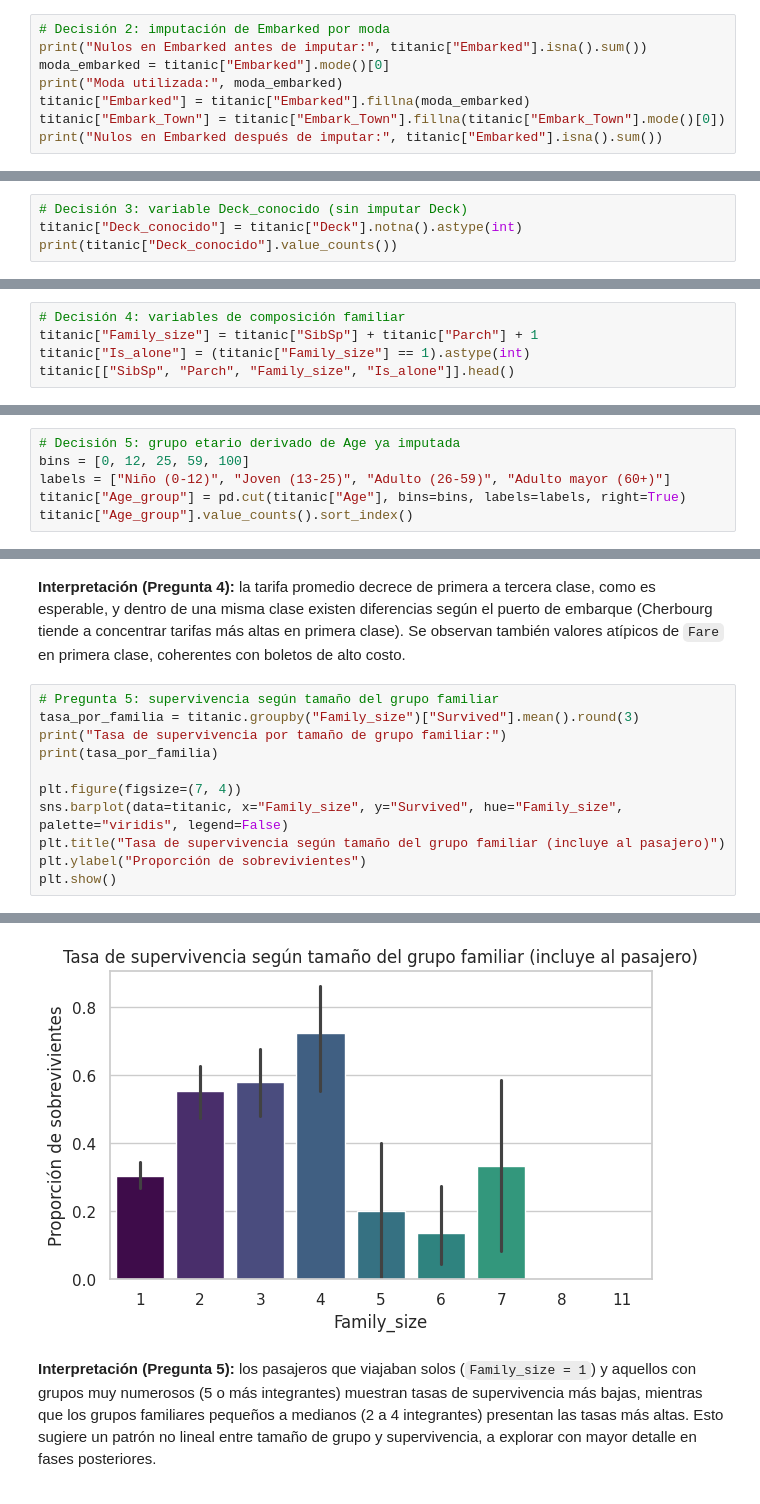
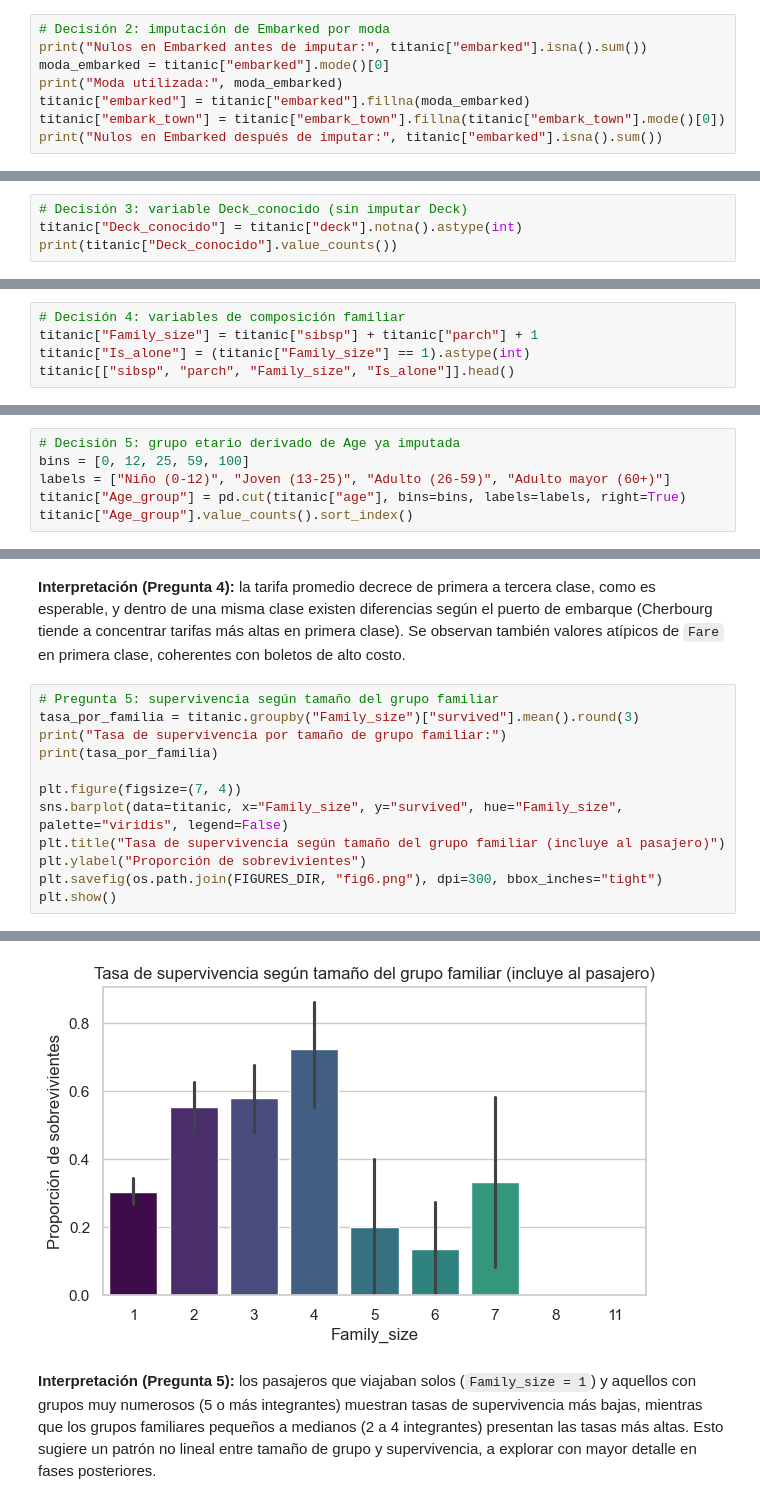
Before and after one commit to dark452/MCDI503-grupo1, a Jupyter notebook: notebooks/mcdi503_f1_sumativo_grupo1.ipynb, the cells around one changed output, grey strips where cells are left out. Cells and saved outputs as stored; diff of their text form.

```diff
--- a/notebooks/mcdi503_f1_sumativo_grupo1.ipynb
+++ b/notebooks/mcdi503_f1_sumativo_grupo1.ipynb
@@ -252,19 +263,19 @@ Name: Age, dtype: float64
 Nulos en Age después de imputar: 0
 # %%
 # Decisión 2: imputación de Embarked por moda
-print("Nulos en Embarked antes de imputar:", titanic["Embarked"].isna().sum())
-moda_embarked = titanic["Embarked"].mode()[0]
+print("Nulos en Embarked antes de imputar:", titanic["embarked"].isna().sum())
+moda_embarked = titanic["embarked"].mode()[0]
 print("Moda utilizada:", moda_embarked)
-titanic["Embarked"] = titanic["Embarked"].fillna(moda_embarked)
-titanic["Embark_Town"] = titanic["Embark_Town"].fillna(titanic["Embark_Town"].mode()[0])
-print("Nulos en Embarked después de imputar:", titanic["Embarked"].isna().sum())
+titanic["embarked"] = titanic["embarked"].fillna(moda_embarked)
+titanic["embark_town"] = titanic["embark_town"].fillna(titanic["embark_town"].mode()[0])
+print("Nulos en Embarked después de imputar:", titanic["embarked"].isna().sum())
 # %% [output]
 Nulos en Embarked antes de imputar: 2
 Moda utilizada: S
 Nulos en Embarked después de imputar: 0
 # %%
 # Decisión 3: variable Deck_conocido (sin imputar Deck)
-titanic["Deck_conocido"] = titanic["Deck"].notna().astype(int)
+titanic["Deck_conocido"] = titanic["deck"].notna().astype(int)
 print(titanic["Deck_conocido"].value_counts())
 # %% [output]
 Deck_conocido
@@ -273,7 +284,7 @@ Deck_conocido
 Name: count, dtype: int64
 # %%
 # Decisión 4: variables de composición familiar
-titanic["Family_size"] = titanic["SibSp"] + titanic["Parch"] + 1
+titanic["Family_size"] = titanic["sibsp"] + titanic["parch"] + 1
 titanic["Is_alone"] = (titanic["Family_size"] == 1).astype(int)
-titanic[["SibSp", "Parch", "Family_size", "Is_alone"]].head()
+titanic[["sibsp", "parch", "Family_size", "Is_alone"]].head()
 # %% [output]
@@ -287,7 +298,7 @@ titanic[["SibSp", "Parch", "Family_size", "Is_alone"]].head()
 # Decisión 5: grupo etario derivado de Age ya imputada
 bins = [0, 12, 25, 59, 100]
 labels = ["Niño (0-12)", "Joven (13-25)", "Adulto (26-59)", "Adulto mayor (60+)"]
-titanic["Age_group"] = pd.cut(titanic["Age"], bins=bins, labels=labels, right=True)
+titanic["Age_group"] = pd.cut(titanic["age"], bins=bins, labels=labels, right=True)
 titanic["Age_group"].value_counts().sort_index()
 # %% [output]
 Age_group
@@ -398,14 +416,15 @@ Name: Fare, dtype: float64
 **Interpretación (Pregunta 4):** la tarifa promedio decrece de primera a tercera clase, como es esperable, y dentro de una misma clase existen diferencias según el puerto de embarque (Cherbourg tiende a concentrar tarifas más altas en primera clase). Se observan también valores atípicos de `Fare` en primera clase, coherentes con boletos de alto costo.
 # %%
 # Pregunta 5: supervivencia según tamaño del grupo familiar
-tasa_por_familia = titanic.groupby("Family_size")["Survived"].mean().round(3)
+tasa_por_familia = titanic.groupby("Family_size")["survived"].mean().round(3)
 print("Tasa de supervivencia por tamaño de grupo familiar:")
 print(tasa_por_familia)
 
 plt.figure(figsize=(7, 4))
-sns.barplot(data=titanic, x="Family_size", y="Survived", hue="Family_size", palette="viridis", legend=False)
+sns.barplot(data=titanic, x="Family_size", y="survived", hue="Family_size", palette="viridis", legend=False)
 plt.title("Tasa de supervivencia según tamaño del grupo familiar (incluye al pasajero)")
 plt.ylabel("Proporción de sobrevivientes")
+plt.savefig(os.path.join(FIGURES_DIR, "fig6.png"), dpi=300, bbox_inches="tight")
 plt.show()
 # %% [output]
 Tasa de supervivencia por tamaño de grupo familiar:
@@ -423,4 +442,4 @@ Name: Survived, dtype: float64
-[figure, old version]
+[figure, new version]
 # %% [markdown]
 **Interpretación (Pregunta 5):** los pasajeros que viajaban solos (`Family_size = 1`) y aquellos con grupos muy numerosos (5 o más integrantes) muestran tasas de supervivencia más bajas, mientras que los grupos familiares pequeños a medianos (2 a 4 integrantes) presentan las tasas más altas. Esto sugiere un patrón no lineal entre tamaño de grupo y supervivencia, a explorar con mayor detalle en fases posteriores.
 # %%
```
Also changed, not shown: parts of 16 cells of this notebook, 7 other files.
